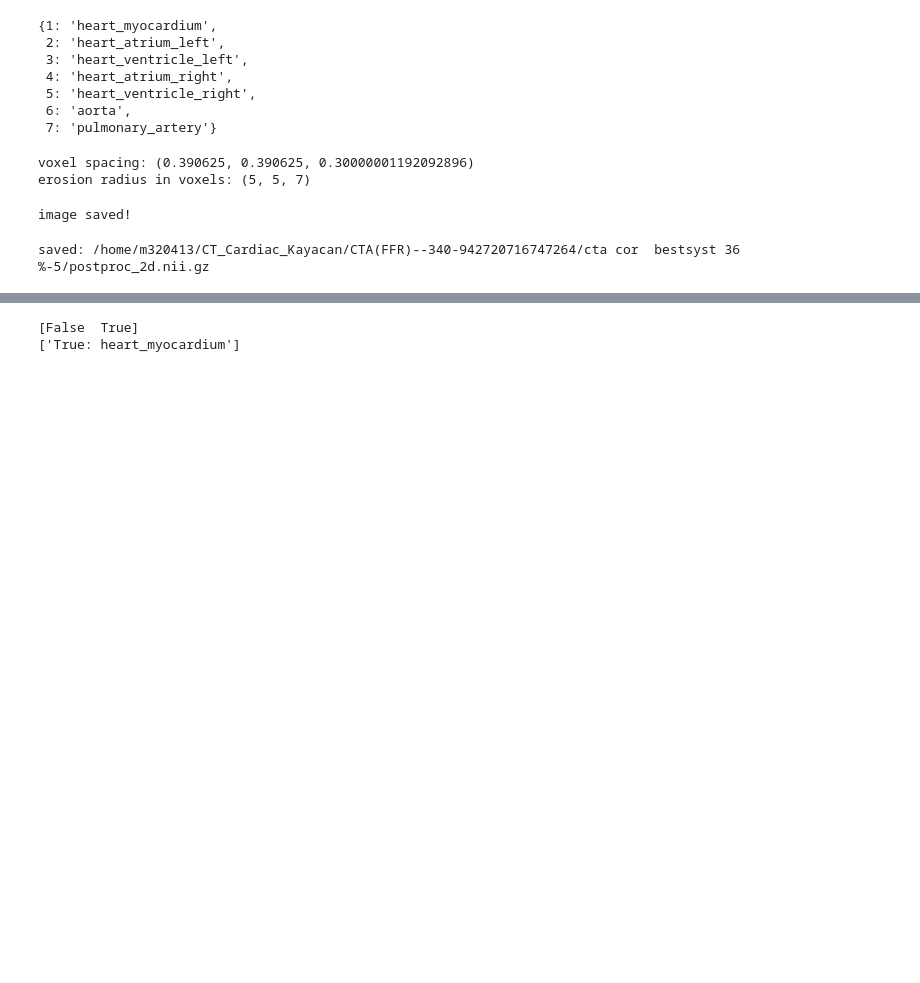
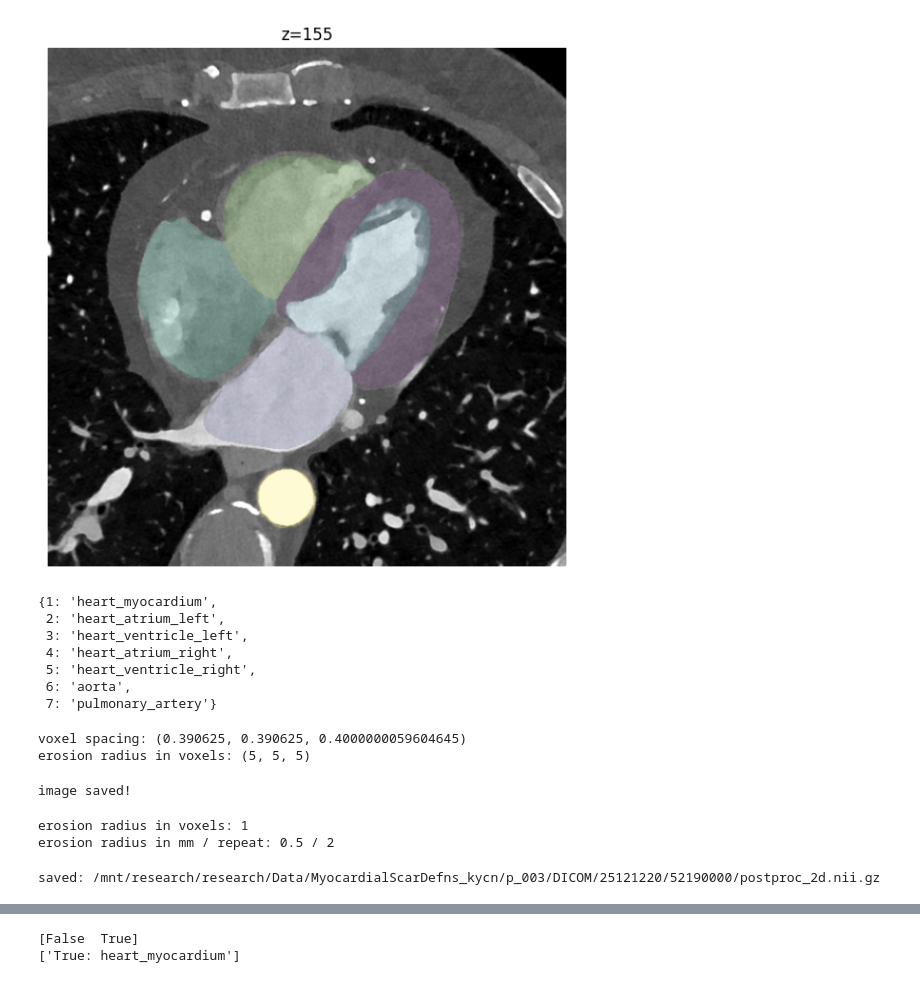
Before and after one commit to keyedeze/medicalsegmentation, a Jupyter notebook: main.ipynb, the cells around one changed output, grey strips where cells are left out. Cells and saved outputs as stored; diff of their text form; code cells hidden in the pictures; blank space fills up the shorter version.

```diff
--- a/main.ipynb
+++ b/main.ipynb
@@ -131,3 +258,7 @@ TypeError: Wrong number or type of arguments for overloaded function 'ImageFileW
+# %%
+show_label_overlay(input_file, output_file, z=None, alpha=0.2)
+# %% [output]
+[figure, added]
 # %%
 from totalsegmentator.map_to_binary import class_map
 
@@ -143,7 +274,7 @@ class_map["heartchambers_highres"]
 # %%
 # Now we have the segmentation result, we can do some post-processing to get the final segmentation mask. We will use binary erosion to remove the small isolated regions and then use k-means clustering to separate the different heart chambers. Finally, we will save the final segmentation mask as a nifti file.
 # For 3D version of binary erosion, we can use skimage.morphology.binary_erosion with a 3D structuring element like ball. For k-means clustering, we can use sklearn.cluster.KMeans to cluster the voxels based on their intensity and spatial coordinates. We will also need to normalize the features before clustering. Finally, we will save the final segmentation mask as a nifti file using sitk.WriteImage.
-#
+# This is the 3D version
 
 from skimage.morphology import binary_erosion, disk, ball
 import numpy as np
@@ -186,7 +317,7 @@ else:
 ct_masked = np.where(mask3d_eroded, ct_intensities , 0)
 
 if k_means_on:
-    k = 10
+    k = 54
     mask = mask3d_eroded.astype(bool)
 
     # --- features ---
@@ -195,10 +326,10 @@ if k_means_on:
 
     # normalize
     coords = (coords - coords.mean(0, keepdims=True)) / (coords.std(0, keepdims=True) + 1e-8)
-    intens = (intens - intens.mean(0, keepdims=True)) / (intens.std(0, keepdims=True) + 1e-8)
+    #intens = (intens - intens.mean(0, keepdims=True)) / (intens.std(0, keepdims=True) + 1e-8)
 
     # combine features
-    X = np.hstack([intens, 2.0*coords])
+    X = np.hstack([intens])
 
     # --- kmeans ---
     kmeans = KMeans(n_clusters=k, n_init="auto", random_state=0)
@@ -222,10 +353,14 @@ warped_sitk = orienter.Execute(warped_sitk)
 sitk.WriteImage(warped_sitk, data_file_path + "/erosioned_img.nii.gz")
 print("image saved!")
 # %% [output]
-voxel spacing: (0.390625, 0.390625, 0.30000001192092896)
-erosion radius in voxels: (5, 5, 7)
+voxel spacing: (0.390625, 0.390625, 0.4000000059604645)
+erosion radius in voxels: (5, 5, 5)
 image saved!
 # %%
+# This is the 2D version
+#
+#
+
 from skimage.morphology import binary_erosion, disk
 import numpy as np
 import SimpleITK as sitk
@@ -233,8 +368,11 @@ from sklearn.cluster import KMeans
 
 # switches
 erosion_on = 1
+r_mm = 0.5
+repeat_alg = 2
 k_means_on = 1
-segmentation_mask = 1  # True ise (0<seg<6) gibi ROI, False ise seg>0
+seed_k = 54
+segmentation_mask = 1  # True for filtering, else for everything
 
 # read
 seg_sitk = sitk.ReadImage(output_file + ".nii")
@@ -257,35 +395,34 @@ else:
 mask_eroded = roi.copy()
 
 if erosion_on:
-    r_mm = 0.5
-    repeat_alg = 2
-
     r_vox_x = int(round(r_mm / spacing[0]))
     r_vox_y = int(round(r_mm / spacing[1]))
     r_vox = max(1, int(round((r_vox_x + r_vox_y) / 2)))
 
-    selem = disk(r_vox)
+    print(f"erosion radius in voxels: {r_vox}")
+    print(f"erosion radius in mm / repeat: {r_mm} / {repeat_alg}")
+
+    footprint_disk = disk(r_vox)
 
     mask_eroded = np.zeros_like(roi, dtype=bool)
 
     for z in range(roi.shape[0]):
         temp_field = roi[z]
         for _ in range(repeat_alg):
-             temp_field = binary_erosion(temp_field, footprint=selem)
+             temp_field = binary_erosion(temp_field, footprint=footprint_disk)
 
         mask_eroded[z] = temp_field
 
-# --- apply mask to CT (opsiyonel) ---
+# --- apply mask to CT for visualize (optional) ---
 ct_masked = np.where(mask_eroded, ct, 0)
 
 # --- 2D k-means slice-wise ---
 if k_means_on:
-    k = 3
     clustered = np.zeros_like(seg, dtype=np.uint16)  # (z,y,x)
-
+    min_vox = 1
     for z in range(mask_eroded.shape[0]):
         m = mask_eroded[z]
-        if m.sum() < k:   # çok az piksel varsa atla
+        if m.sum() < max(min_vox, seed_k):
             continue
 
         coords = np.argwhere(m).astype(np.float32)        # (N,2) -> (y,x)
@@ -295,10 +432,10 @@ if k_means_on:
         coords = (coords - coords.mean(0, keepdims=True)) / (coords.std(0, keepdims=True) + 1e-8)
         intens = (intens - intens.mean(0, keepdims=True)) / (intens.std(0, keepdims=True) + 1e-8)
 
-        # feature combine (ağırlık ayarı)
-        X = np.hstack([intens, 2.0 * coords])  # (N, 1+2)
+        # feature combine (weightning)
+        X = np.hstack([coords])  # (N, 1+2)
 
-        kmeans = KMeans(n_clusters=k, n_init="auto", random_state=0)
+        kmeans = KMeans(n_clusters=seed_k, n_init="auto", random_state=0)
         lab = kmeans.fit_predict(X)  # 0..k-1
 
         clustered[z][m] = (lab + 1).astype(np.uint16)  # 1..k
@@ -320,4 +457,6 @@ out_sitk = orienter.Execute(out_sitk)
 sitk.WriteImage(out_sitk, data_file_path + "/postproc_2d.nii.gz")
 print("saved:", data_file_path + "/postproc_2d.nii.gz")
 # %% [output]
-saved: /home/m320413/CT_Cardiac_Kayacan/CTA(FFR)--340-942720716747264/cta cor  bestsyst 36 %-5/postproc_2d.nii.gz
+erosion radius in voxels: 1
+erosion radius in mm / repeat: 0.5 / 2
+saved: /mnt/research/research/Data/MyocardialScarDefns_kycn/p_003/DICOM/25121220/52190000/postproc_2d.nii.gz
```
Also changed, not shown: parts of 11 cells of this notebook.
